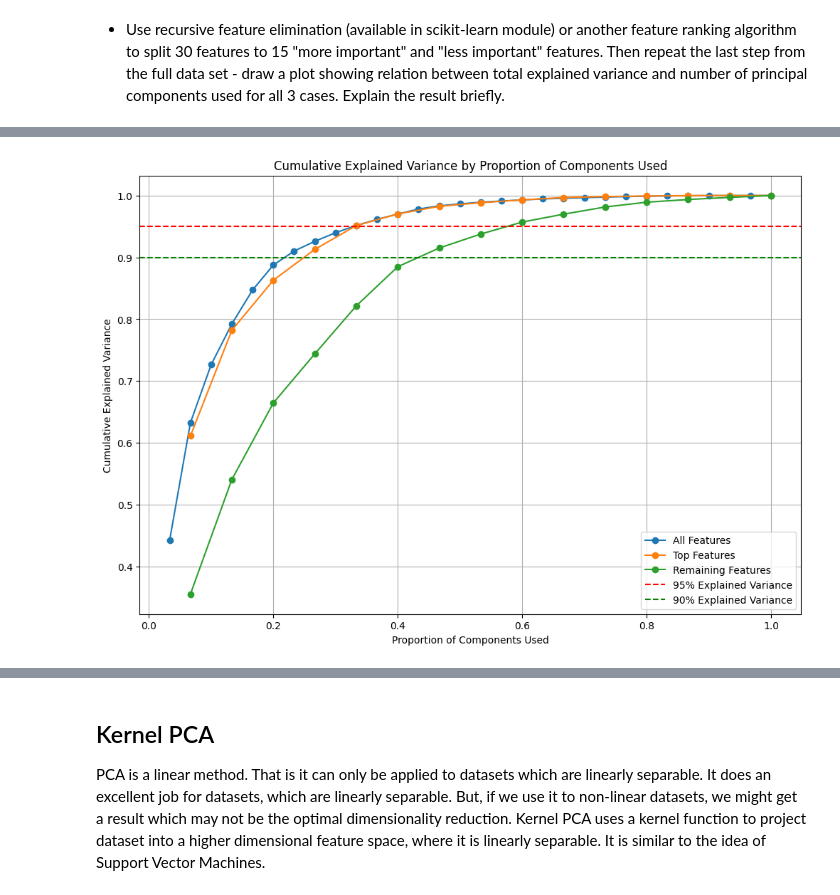
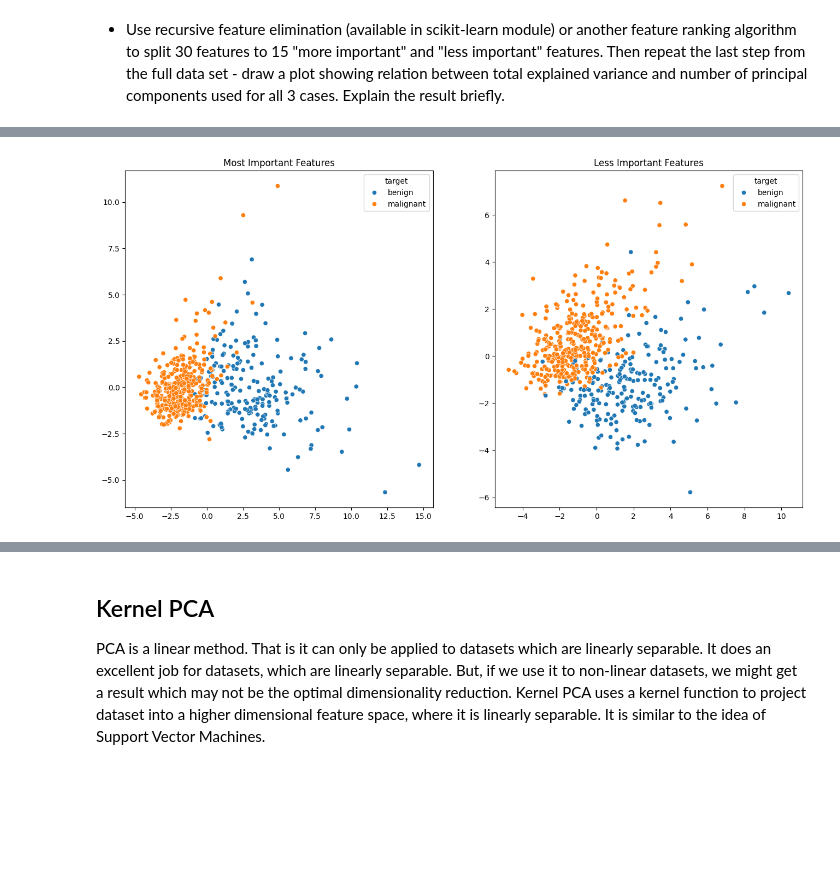
Before and after one commit to MatiPl01/large-datasets-visualization, a Jupyter notebook: lab1/pca_kernelpca_lab.ipynb, the cells around one changed output, grey strips where cells are left out. Drawn from its saved outputs; the diff is of its cells as text; code cells hidden in the pictures; blank space fills up the shorter version.

```diff
--- a/lab1/pca_kernelpca_lab.ipynb
+++ b/lab1/pca_kernelpca_lab.ipynb
@@ -357,22 +336,19 @@ plt.show()
-# %%
-ratio_full = [i / len(total_explained_variance) for i in components_full]
-ratio_top = [i / len(total_explained_variance_top) for i in components_top]
-ratio_remaining = [i / len(total_explained_variance_remaining) for i in components_remaining]
-
-plt.figure(figsize=(12, 8))
-plt.plot(ratio_full, total_explained_variance, marker='o', linestyle='-', label='All Features')
-plt.plot(ratio_top, total_explained_variance_top, marker='o', linestyle='-', label='Top Features')
-plt.plot(ratio_remaining, total_explained_variance_remaining, marker='o', linestyle='-', label='Remaining Features')
-
-plt.xlabel('Proportion of Components Used')
-plt.ylabel('Cumulative Explained Variance')
-plt.title('Cumulative Explained Variance by Proportion of Components Used')
-
-plt.grid(True)
-plt.axhline(y=0.95, color='r', linestyle='--', label='95% Explained Variance')
-plt.axhline(y=0.90, color='g', linestyle='--', label='90% Explained Variance')
-plt.legend(loc='best')
-
-plt.show()
-# %% [output]
-[figure, removed]
+# %%
+X_more_important = X_cancer[:,rfe.support_]
+X_less_important = X_cancer[:,np.invert(rfe.support_)]
+# %%
+fig, ax = plt.subplots(1, 2, figsize=(16, 8))
+
+more_important_pca = PCA()
+principal_components_more_important = more_important_pca.fit_transform(X_more_important)
+sns.scatterplot(x=principal_components_more_important[:, 0], y=principal_components_more_important[:, 1], hue=y_cancer, ax=ax[0])
+ax[0].set_title('Most Important Features')
+
+less_important_pca = PCA()
+principal_components_less_important = less_important_pca.fit_transform(X_less_important)
+sns.scatterplot(x=principal_components_less_important[:, 0], y=principal_components_less_important[:, 1], hue=y_cancer, ax=ax[1])
+ax[1].set_title('Less Important Features')
+
+plt.show()
+# %% [output]
+[figure, added]
```
Also changed, not shown: parts of 23 cells of this notebook.
